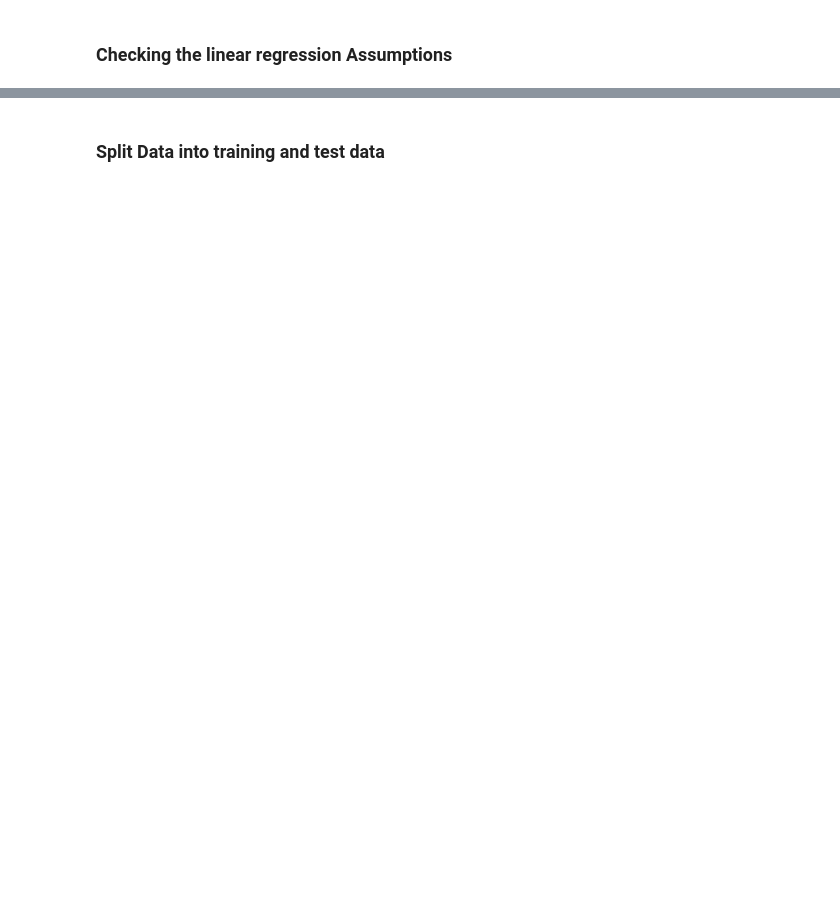
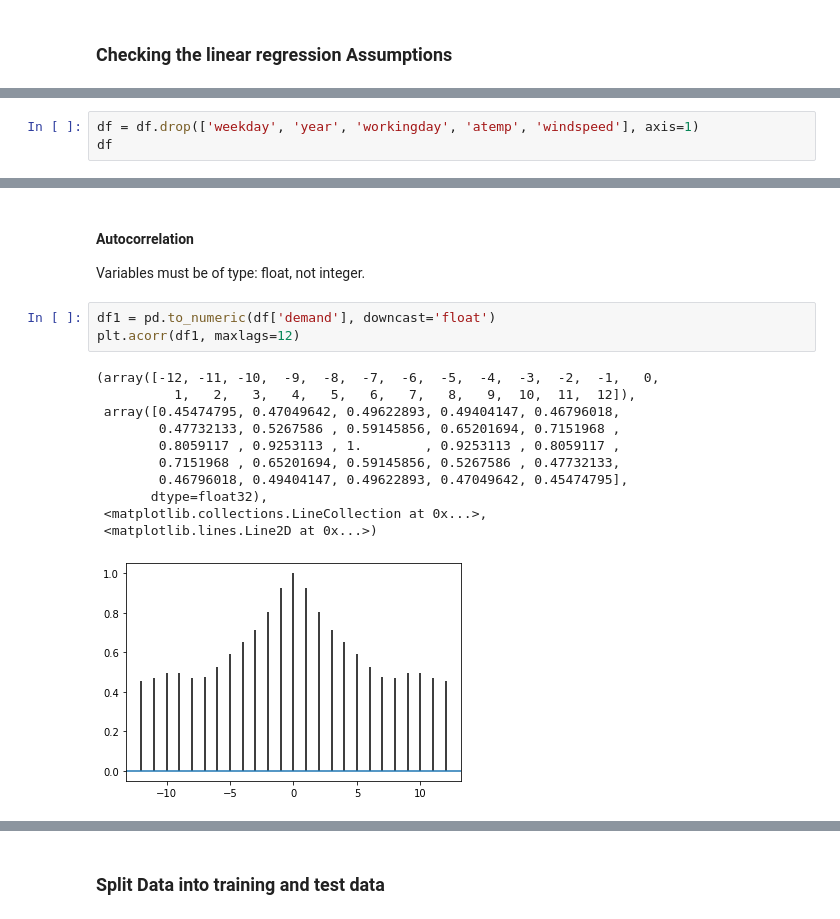
Before and after one commit to profshai/Regression, a Jupyter notebook: kaggle_bike_demand_prediction.ipynb, the cells around one changed output, grey strips where cells are left out. Drawn from its saved outputs; the diff is of its cells as text; blank space fills up the shorter version.

```diff
--- a/kaggle_bike_demand_prediction.ipynb
+++ b/kaggle_bike_demand_prediction.ipynb
@@ -205,0 +244,3 @@ graph('year')
+# %%
+df = df.drop(['weekday', 'year', 'workingday', 'atemp', 'windspeed'], axis=1)
+df
@@ -205,0 +261,19 @@ graph('year')
+# %% [markdown]
+#### Autocorrelation
+
+Variables must be of type: float, not integer.
+# %%
+df1 = pd.to_numeric(df['demand'], downcast='float')
+plt.acorr(df1, maxlags=12)
+# %% [output]
+(array([-12, -11, -10,  -9,  -8,  -7,  -6,  -5,  -4,  -3,  -2,  -1,   0,
+          1,   2,   3,   4,   5,   6,   7,   8,   9,  10,  11,  12]),
+ array([0.45474795, 0.47049642, 0.49622893, 0.49404147, 0.46796018,
+        0.47732133, 0.5267586 , 0.59145856, 0.65201694, 0.7151968 ,
+        0.8059117 , 0.9253113 , 1.        , 0.9253113 , 0.8059117 ,
+        0.7151968 , 0.65201694, 0.59145856, 0.5267586 , 0.47732133,
+        0.46796018, 0.49404147, 0.49622893, 0.47049642, 0.45474795],
+       dtype=float32),
+ <matplotlib.collections.LineCollection at 0x...>,
+ <matplotlib.lines.Line2D at 0x...>)
+[figure, added]
```
Also changed, not shown: parts of 32 cells of this notebook.
